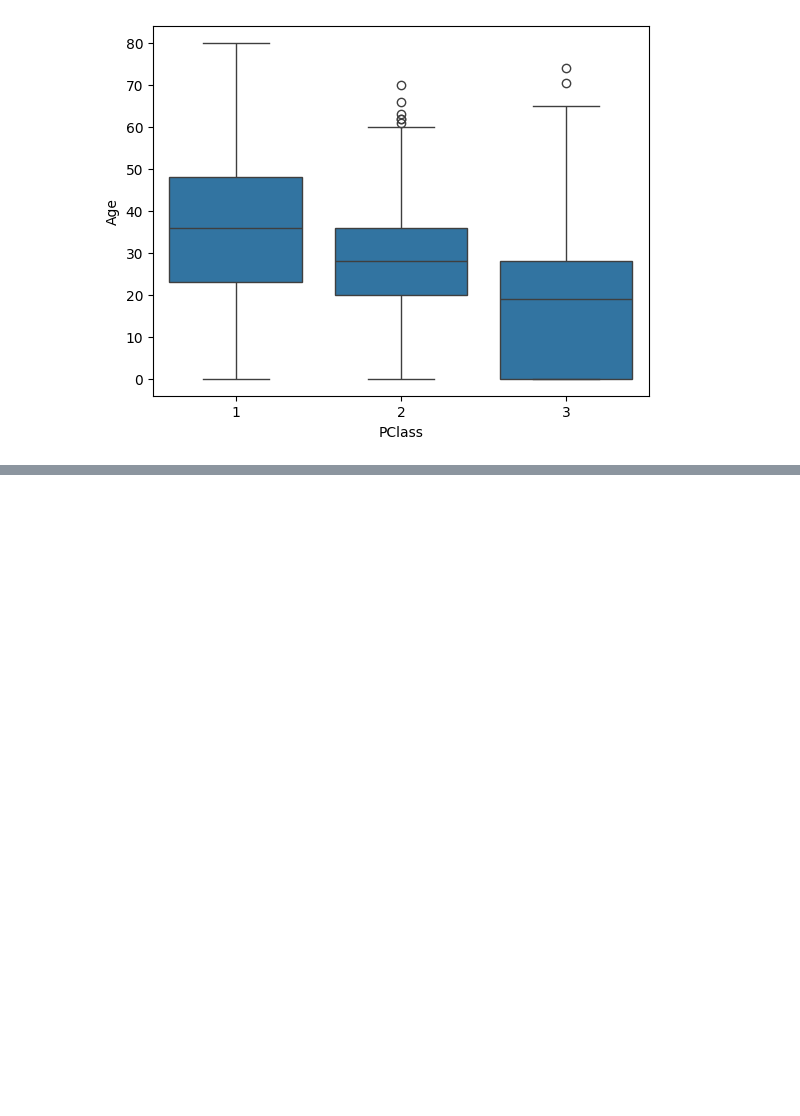
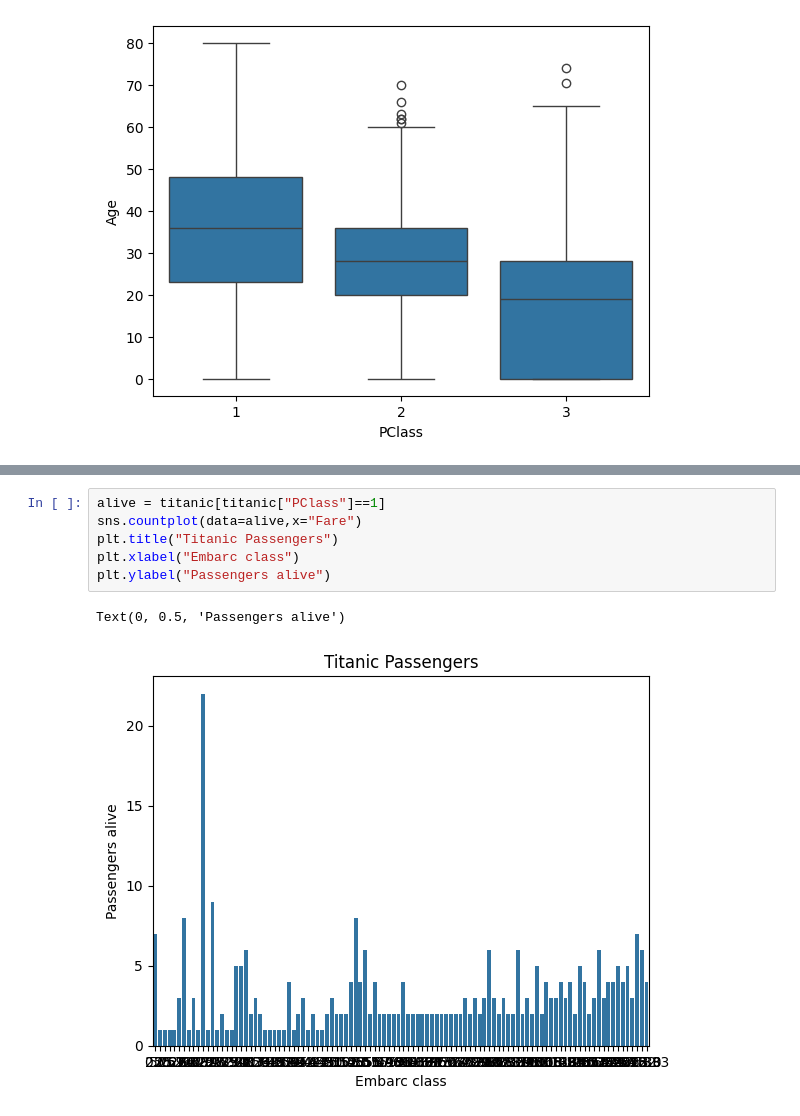
Before and after one commit to StefanoBertaccini1998/python, a Jupyter notebook: titanic/titanic.ipynb, the cells around one changed output, grey strips where cells are left out. Drawn from its saved outputs; the diff is of its cells as text; blank space fills up the shorter version.

```diff
--- a/titanic/titanic.ipynb
+++ b/titanic/titanic.ipynb
@@ -69,0 +85,9 @@ sns.boxplot(data=titanic,x="PClass",y="Age")
+# %%
+alive = titanic[titanic["PClass"]==1]
+sns.countplot(data=alive,x="Fare")
+plt.title("Titanic Passengers")
+plt.xlabel("Embarc class")
+plt.ylabel("Passengers alive")
+# %% [output]
+Text(0, 0.5, 'Passengers alive')
+[figure, added]
```
Also changed, not shown: parts of 6 cells of this notebook, 1 other file.
